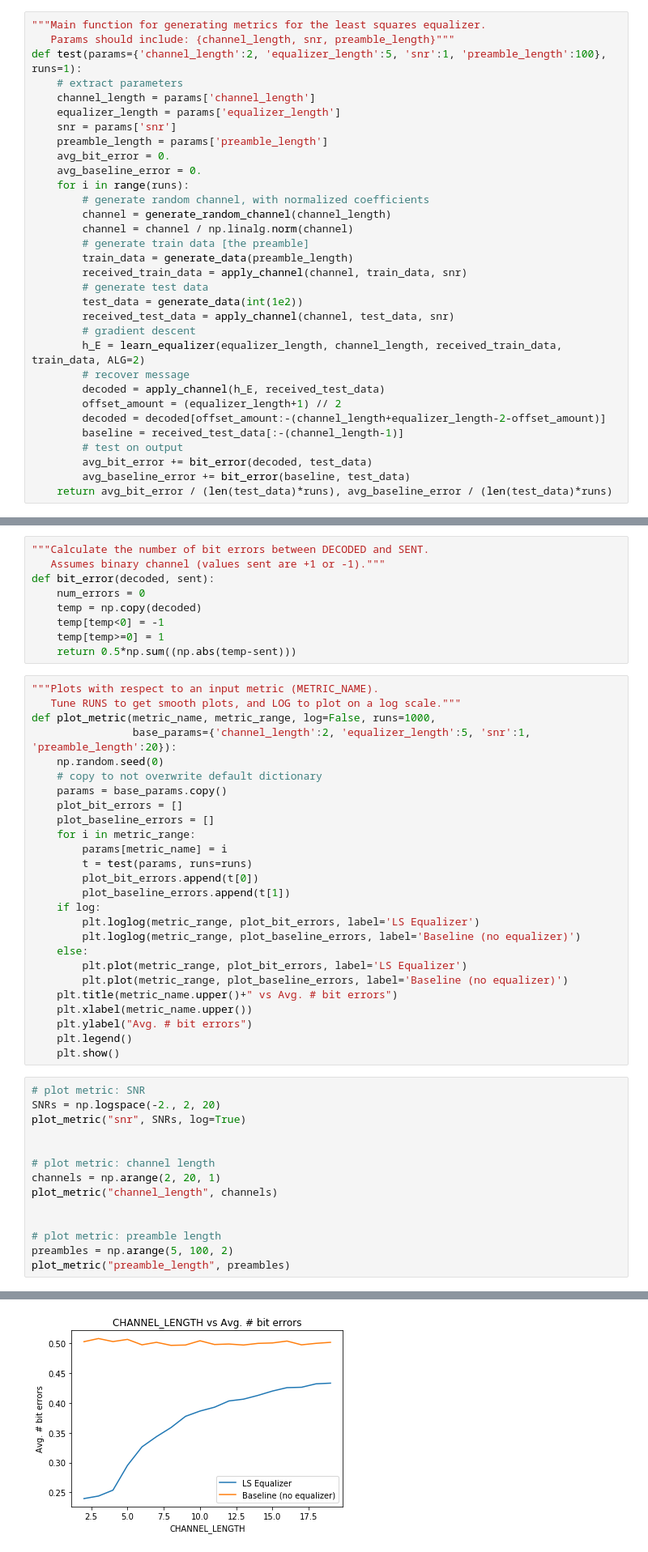
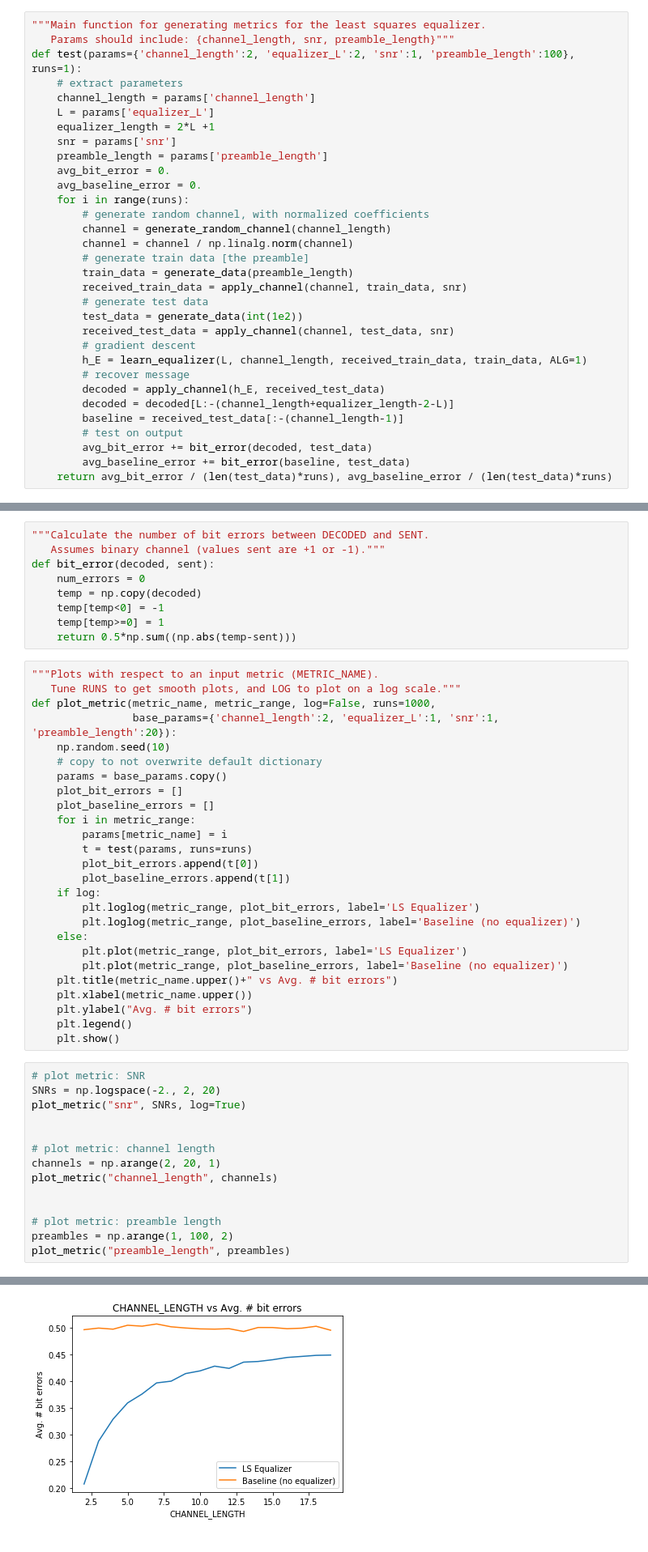
Before and after one commit to laurabrink13/Equalization, a Jupyter notebook: least_squares_equalizer.ipynb, the cells around one changed output, grey strips where cells are left out. Shown: that part at 81% size. Cells and saved outputs as stored; diff of their text form.

```diff
--- a/least_squares_equalizer.ipynb
+++ b/least_squares_equalizer.ipynb
@@ -11,10 +11,11 @@ import matplotlib.pyplot as plt
 # %%
 """Main function for generating metrics for the least squares equalizer.
    Params should include: {channel_length, snr, preamble_length}"""
-def test(params={'channel_length':2, 'equalizer_length':5, 'snr':1, 'preamble_length':100}, runs=1):
+def test(params={'channel_length':2, 'equalizer_L':2, 'snr':1, 'preamble_length':100}, runs=1):
     # extract parameters
     channel_length = params['channel_length']
-    equalizer_length = params['equalizer_length']
+    L = params['equalizer_L']
+    equalizer_length = 2*L +1
     snr = params['snr']
     preamble_length = params['preamble_length']
     avg_bit_error = 0.
@@ -30,11 +31,10 @@ def test(params={'channel_length':2, 'equalizer_length':5, 'snr':1, 'preamble_le
         test_data = generate_data(int(1e2))
         received_test_data = apply_channel(channel, test_data, snr)
         # gradient descent
-        h_E = learn_equalizer(equalizer_length, channel_length, received_train_data, train_data, ALG=2)
+        h_E = learn_equalizer(L, channel_length, received_train_data, train_data, ALG=1)
         # recover message
         decoded = apply_channel(h_E, received_test_data)
-        offset_amount = (equalizer_length+1) // 2
-        decoded = decoded[offset_amount:-(channel_length+equalizer_length-2-offset_amount)]
+        decoded = decoded[L:-(channel_length+equalizer_length-2-L)]
         baseline = received_test_data[:-(channel_length-1)]
         # test on output
         avg_bit_error += bit_error(decoded, test_data)
@@ -119,8 +128,8 @@ def bit_error(decoded, sent):
 """Plots with respect to an input metric (METRIC_NAME).
    Tune RUNS to get smooth plots, and LOG to plot on a log scale."""
 def plot_metric(metric_name, metric_range, log=False, runs=1000,
-                base_params={'channel_length':2, 'equalizer_length':5, 'snr':1, 'preamble_length':20}):
-    np.random.seed(0)
+                base_params={'channel_length':2, 'equalizer_L':1, 'snr':1, 'preamble_length':20}):
+    np.random.seed(10)
     # copy to not overwrite default dictionary
     params = base_params.copy()
     plot_bit_errors = []
@@ -153,6 +162,6 @@ plot_metric("channel_length", channels)
 
 
 # plot metric: preamble length
-preambles = np.arange(5, 100, 2)
+preambles = np.arange(1, 100, 2)
 plot_metric("preamble_length", preambles)
 # %% [output]
@@ -160 +169 @@ plot_metric("preamble_length", preambles)
-[figure, old version]
+[figure, new version]
```
Also changed, not shown: parts of 3 cells of this notebook, 2 other files.
